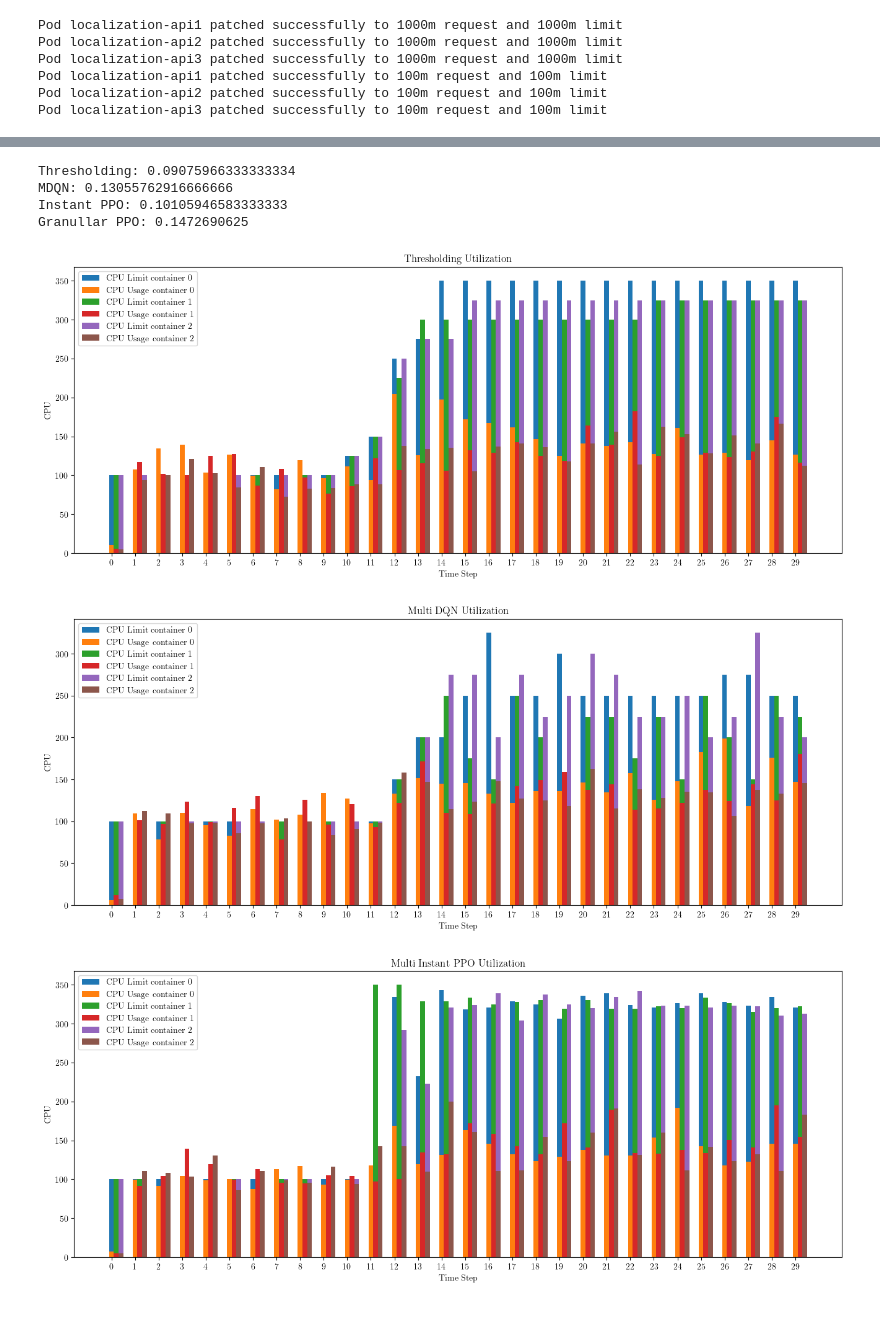
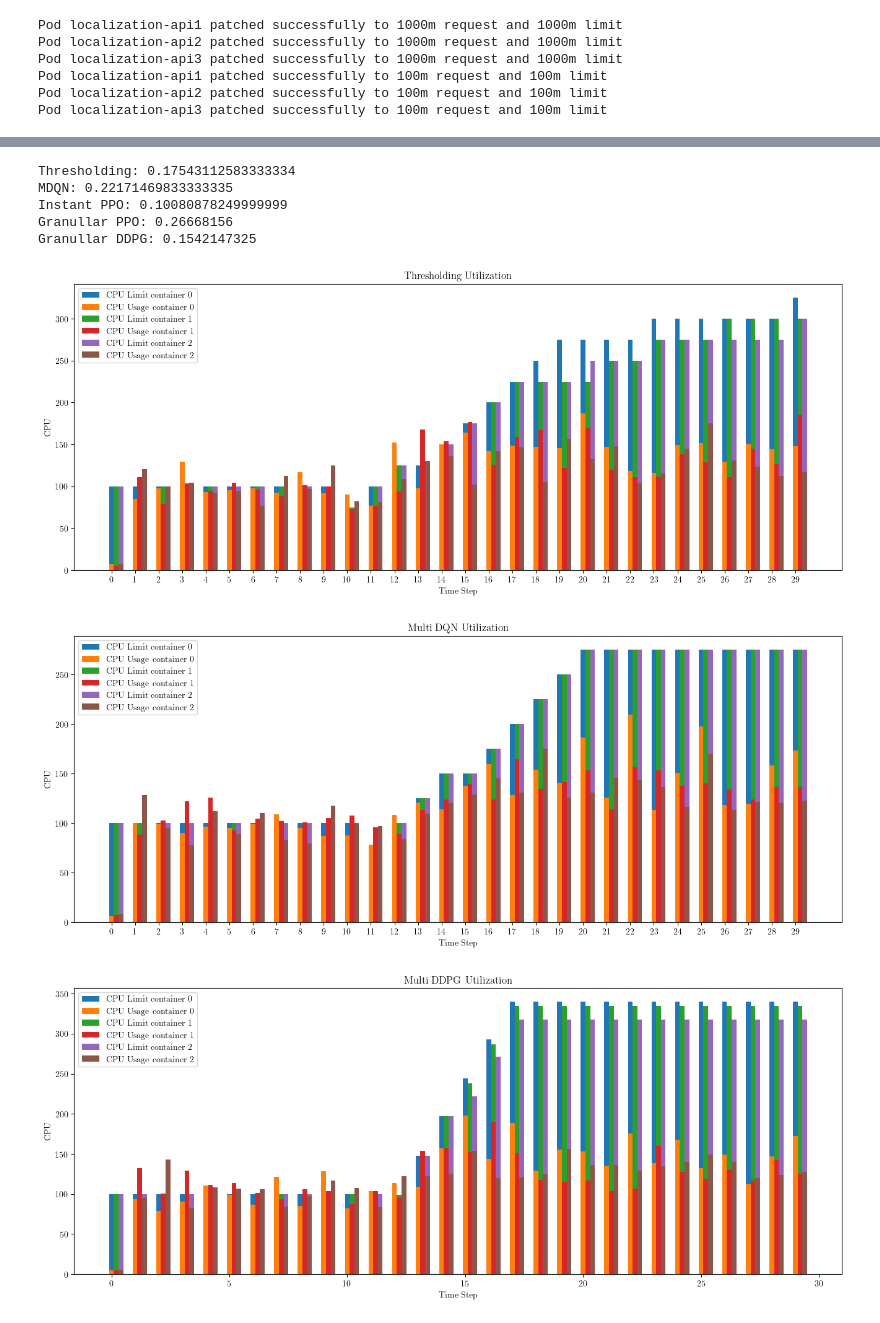
Before and after one commit to sensorlab/agent-edgeautoscaling, a Jupyter notebook: code/alg_analysis.ipynb, the cells around one changed output, grey strips where cells are left out. Saved outputs shown, nothing was run; the diff lists cells and outputs as text; code cells hidden in the pictures.

```diff
--- a/code/alg_analysis.ipynb
+++ b/code/alg_analysis.ipynb
@@ -77,7 +86,7 @@ infer_process = None
 for i in range(recordings):
     if i % (recordings // divide_at) == 0 and i != 0 and infer_process is None:
         print(f"Running inference at {i}")
-        infer_process = subprocess.Popen(['python', 'code/infer_mdqn.py'])
+        infer_process = subprocess.Popen(['python', 'code/infer_mdqn.py', '--action_interval', str(action_interval)])
 
     start_time = time.time()
     # latencies = get_response_latenices(USERS, url)
@@ -201,2 +210,16 @@ Pod localization-api1 patched successfully to 325m request and 325m limit
 # %% [markdown]
 MADDPG
+# %%
+set_container_cpu_values(cpus=1000)
+for node in nodes:
+    for container_id, (_, _, _) in list(node.get_containers().items()):
+        (_, _, cpu_percentage), (_, _, _), (_, _), _ = node.get_container_usage(container_id)
+        if cpu_percentage > 20:
+            time.sleep(1.5)
+        else:
+            break
+
+ddpg_rts = []
+ddpg_container_recordings = []
+set_container_cpu_values(cpus=100)
+time.sleep(5)
@@ -266,11 +312,9 @@ infer_process = None
 for i in range(recordings):
     if i % (recordings // divide_at) == 0 and i != 0 and infer_process is None:
         print(f"Running inference at {i}")
-        infer_process = subprocess.Popen(['python', 'code/infer_ppo.py', '--instant', '--instant_hack', '--load_model', 'code/model_metric_data/ppo/66ep_rf_2_30rps8kepochs5alpha50scale_a0priority_newloading_instantscale_NOreseting_vari_res_pretrained'])
+        infer_process = subprocess.Popen(['python', 'code/infer_ppo.py', '--instant', '--instant_hack', '--load_model', 'code/model_metric_data/ppo/66ep_rf_2_30rps8kepochs5alpha50scale_a0priority_newloading_instantscale_NOreseting_vari_res_pretrained', '--action_interval', str(action_interval)])
 
     start_time = time.time()
-    # latencies = get_response_latenices(USERS, url)
-    # latencies = [latency for latency in latencies if latency is not None]
     rts = [np.mean([rt for rt in get_response_times(USERS, f'{url}/api{api_id}/predict') if rt is not None]) for api_id in range(1, apis + 1)]
 
     mean_rt = np.mean(rts)
@@ -344,7 +388,7 @@ for i in range(recordings):
     if i % (recordings // divide_at) == 0 and i != 0 and infer_process is None:
         print(f"Running inference at {i}")
         # infer_process = subprocess.Popen(['python', 'code/infer_ppo.py', '--load_model', 'code/model_metric_data/ppo/210ep_rf_2_20rps10kepochs5alpha10epupdate50scale_a_1000resources'])
-        infer_process = subprocess.Popen(['python', 'code/infer_ppo.py', '--load_model', 'code/model_metric_data/ppo/220ep_rf_2_25rps10kepochs5alpha10epupdate50scale_a_1000resources_pretrained'])
+        infer_process = subprocess.Popen(['python', 'code/infer_ppo.py', '--load_model', 'code/model_metric_data/ppo/220ep_rf_2_25rps10kepochs5alpha10epupdate50scale_a_1000resources_pretrained', '--action_interval', str(action_interval)])
         # time.sleep(10) # HACK PLS :(
 
     start_time = time.time()
@@ -476,10 +492,11 @@ Granullar PPO: 0.3715920788888888
 # %%
-print(f"Thresholding: {np.mean(thold_rts[len(mdqn_container_recordings) // divide_at:])}\nMDQN: {np.mean(mdqn_rts[len(mdqn_container_recordings) // divide_at:])}\nInstant PPO: {np.mean(instant_ppo_rts[len(mdqn_container_recordings) // divide_at:])}\nGranullar PPO: {np.mean(granullar_ppo_rts[len(mdqn_container_recordings) // divide_at:])}")
+print(f"Thresholding: {np.mean(thold_rts[len(mdqn_container_recordings) // divide_at:])}\nMDQN: {np.mean(mdqn_rts[len(mdqn_container_recordings) // divide_at:])}\nInstant PPO: {np.mean(instant_ppo_rts[len(mdqn_container_recordings) // divide_at:])}\nGranullar PPO: {np.mean(granullar_ppo_rts[len(mdqn_container_recordings) // divide_at:])}\nGranullar DDPG: {np.mean(ddpg_rts[len(mdqn_container_recordings) // divide_at:])}")
 # %% [output]
-Thresholding: 0.09075966333333334
-MDQN: 0.13055762916666666
-Instant PPO: 0.10105946583333333
-Granullar PPO: 0.1472690625
+Thresholding: 0.17543112583333334
+MDQN: 0.22171469833333335
+Instant PPO: 0.10080878249999999
+Granullar PPO: 0.26668156
+Granullar DDPG: 0.1542147325
 # %%
 time_axis = range(len(thold_container_recordings))
 
@@ -505,43 +522,43 @@ plt.ylabel('CPU')
 plt.title('Multi DQN Utilization')
 plt.xticks(time_axis)
 plt.legend()
 plt.show()
 
-# plt.figure(figsize=(16, 6))
-# for i, container_recordings in enumerate(zip(*ddpg_container_recordings)):
-#     cpu_limits, cpu, _ = zip(*container_recordings)
-#     plt.bar(np.array(time_axis) + i*0.2, cpu_limits, width=0.2, label=f'CPU Limit container {i}')
-#     plt.bar(np.array(time_axis) + i*0.2, cpu, width=0.2, label=f'CPU Usage container {i}')
-# plt.xlabel('Time Step')
-# plt.ylabel('CPU')
-# plt.title('Multi DDPG Utilization')
-# plt.legend()
-# plt.show()
+plt.figure(figsize=(16, 6))
+for i, container_recordings in enumerate(zip(*ddpg_container_recordings)):
+    cpu_limits, cpu, _ = zip(*container_recordings)
+    plt.bar(np.array(time_axis) + i*0.2, cpu_limits, width=0.2, label=f'CPU Limit container {i}')
+    plt.bar(np.array(time_axis) + i*0.2, cpu, width=0.2, label=f'CPU Usage container {i}')
+plt.xlabel('Time Step')
+plt.ylabel('CPU')
+plt.title('Multi DDPG Utilization')
+plt.legend()
+plt.show()
 
 plt.figure(figsize=(16, 6))
 for i, container_recordings in enumerate(zip(*instant_ppo_container_recordings)):
     cpu_limits, cpu, _ = zip(*container_recordings)
     plt.bar(np.array(time_axis) + i*0.2, cpu_limits, width=0.2, label=f'CPU Limit container {i}')
     plt.bar(np.array(time_axis) + i*0.2, cpu, width=0.2, label=f'CPU Usage container {i}')
 plt.xlabel('Time Step')
 plt.ylabel('CPU')
 plt.title('Multi Instant PPO Utilization')
 plt.xticks(time_axis)
 plt.legend()
 plt.show()
 
 plt.figure(figsize=(16, 6))
 for i, container_recordings in enumerate(zip(*granular_ppo_container_recordings)):
     cpu_limits, cpu, _ = zip(*container_recordings)
     plt.bar(np.array(time_axis) + i*0.2, cpu_limits, width=0.2, label=f'CPU Limit container {i}')
     plt.bar(np.array(time_axis) + i*0.2, cpu, width=0.2, label=f'CPU Usage container {i}')
 plt.xlabel('Time Step')
 plt.ylabel('CPU')
 plt.title('Multi Granullar PPO Utilization')
 plt.xticks(time_axis)
 plt.legend()
 plt.show()
 # %% [output]
-[figure, old version]
+[figure, new version]
-[figure, old version]
+[figure, new version]
-[figure, old version]
+[figure, new version]
```
Also changed, not shown: parts of 18 cells of this notebook, 5 other files.
